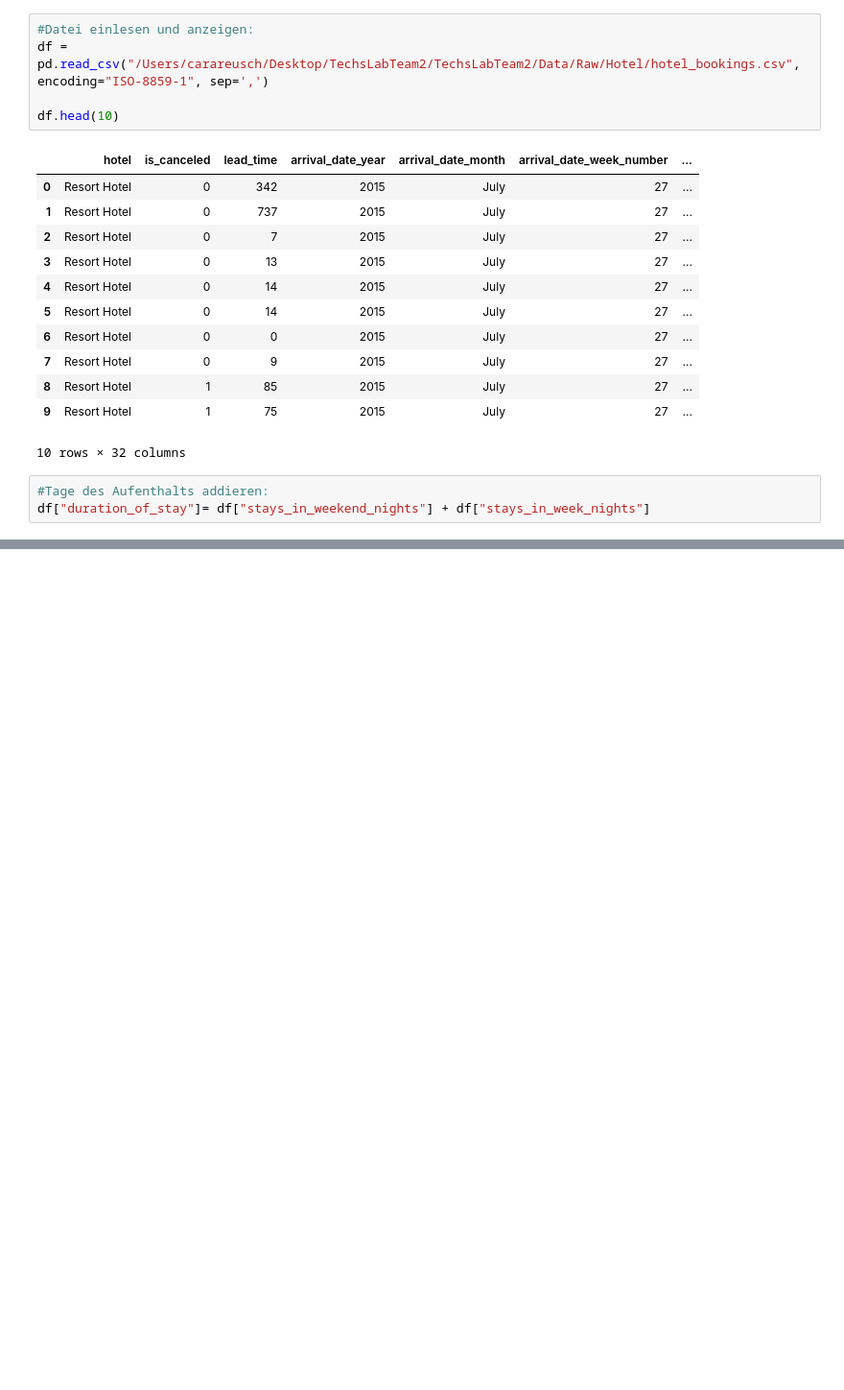
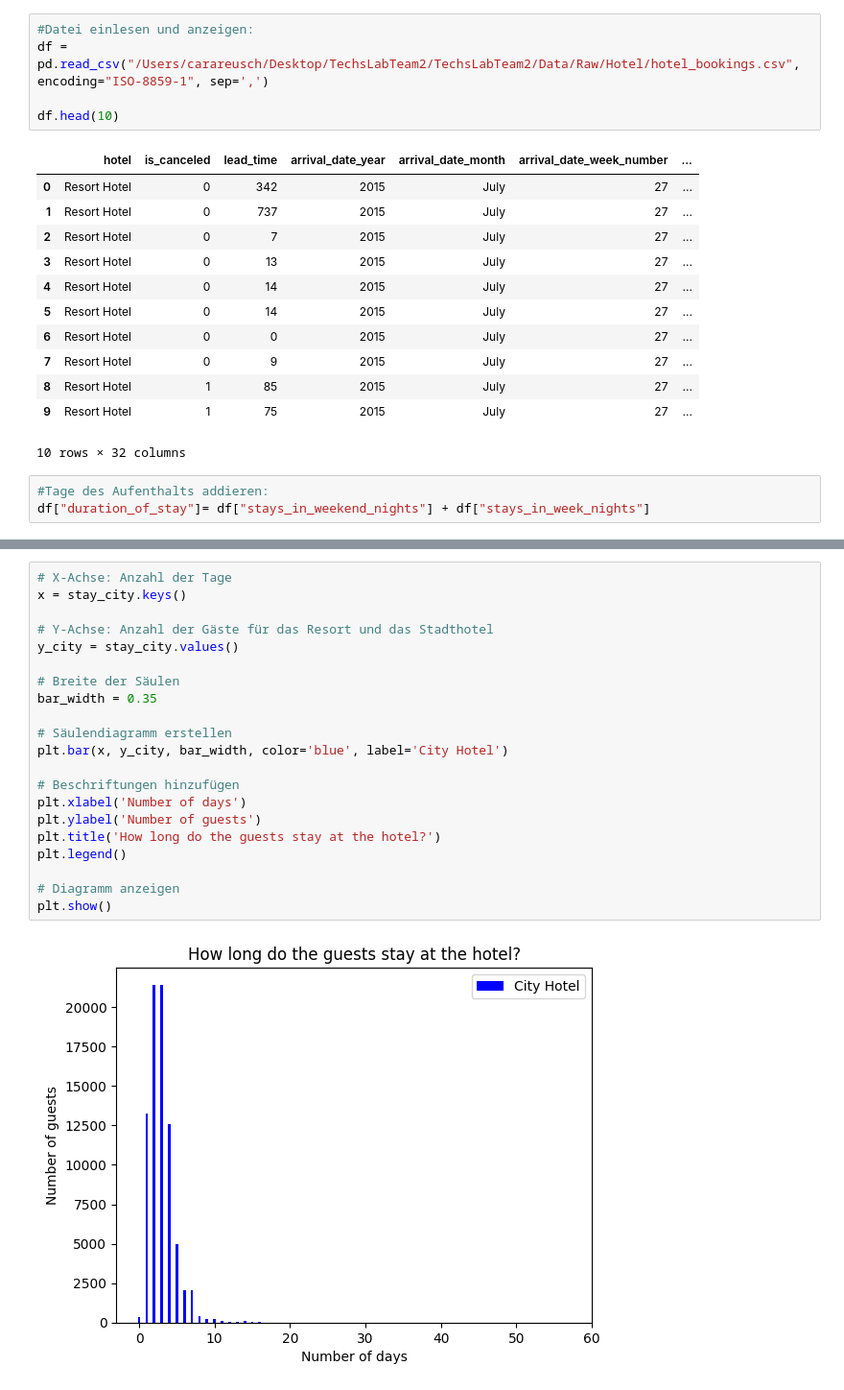
Before and after one commit to Catrex90/TechsLabTeam2, a Jupyter notebook: Code/Cara_duration_of_stay.ipynb, the cells around one changed output, grey strips where cells are left out. Shown: that part at 96% size. Drawn from its saved outputs; the diff is of its cells as text; blank space fills up the shorter version.

```diff
--- a/Code/Cara_duration_of_stay.ipynb
+++ b/Code/Cara_duration_of_stay.ipynb
@@ -87,0 +90,23 @@ plt.plot(stay_city)
+# %%
+# X-Achse: Anzahl der Tage
+x = stay_city.keys()
+
+# Y-Achse: Anzahl der Gäste für das Resort und das Stadthotel
+y_city = stay_city.values()
+
+# Breite der Säulen
+bar_width = 0.35
+
+# Säulendiagramm erstellen
+plt.bar(x, y_city, bar_width, color='blue', label='City Hotel')
+
+# Beschriftungen hinzufügen
+plt.xlabel('Number of days')
+plt.ylabel('Number of guests')
+plt.title('How long do the guests stay at the hotel?')
+plt.legend()
+
+# Diagramm anzeigen
+plt.show()
+# %% [output]
+[figure, added]
```
Also changed, not shown: parts of 6 cells of this notebook.
